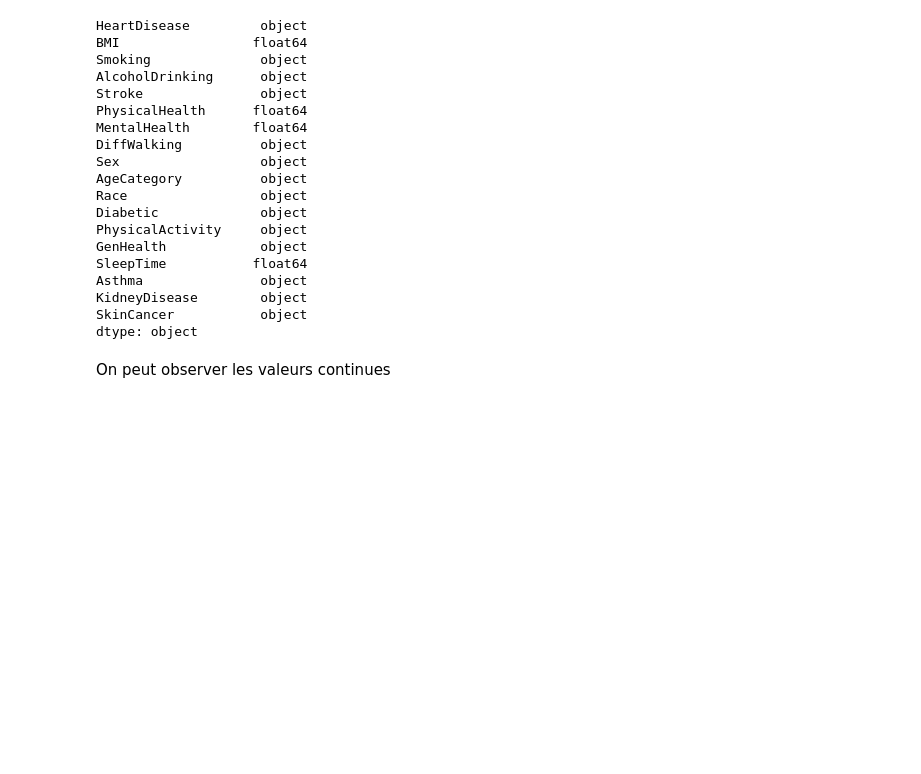
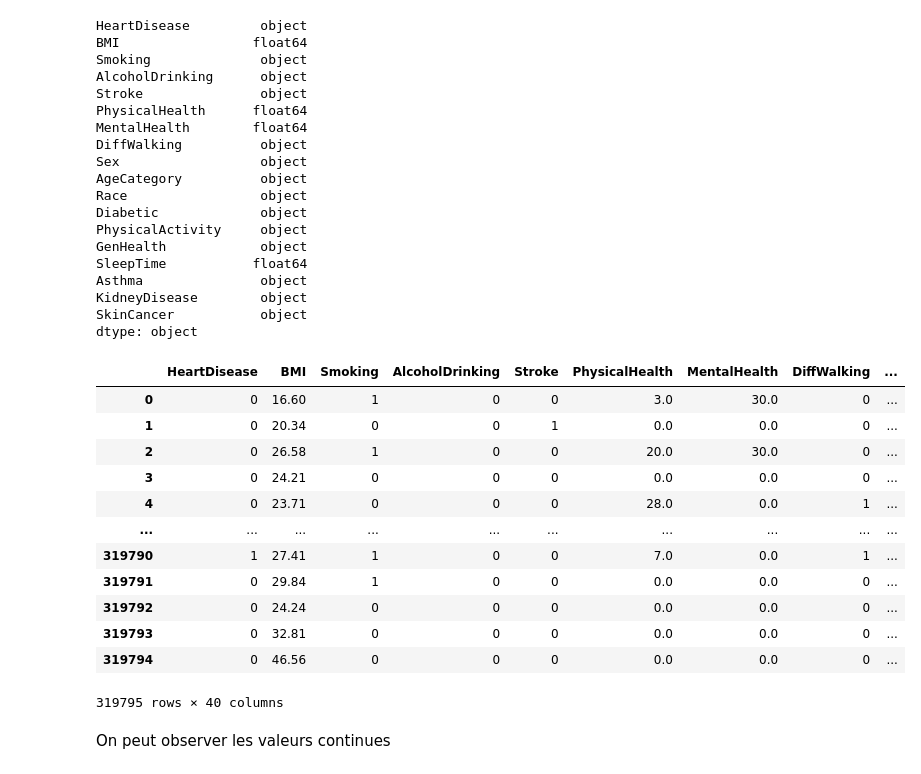
Before and after one commit to nlmz94/machineLearningHeartDisease, a Jupyter notebook: project.ipynb, the cells around one changed output. Drawn from its saved outputs; the diff is of its cells as text; code cells hidden in the pictures; blank space fills up the shorter version.

```diff
--- a/project.ipynb
+++ b/project.ipynb
@@ -33,6 +33,40 @@ Asthma               object
 KidneyDisease        object
 SkinCancer           object
 dtype: object
+# %%
+one_hot_sex = pd.get_dummies(data['Sex'])
+df = data.drop('Sex',axis = 1)
+df = df.join(one_hot_sex)
+
+one_hot_ageCategory = pd.get_dummies(df['AgeCategory'])
+df = df.drop('AgeCategory',axis = 1)
+df = df.join(one_hot_ageCategory)
+
+one_hot_race = pd.get_dummies(df['Race'])
+df = df.drop('Race',axis = 1)
+df = df.join(one_hot_race)
+
+one_hot_genHealth = pd.get_dummies(df['GenHealth'])
+df = df.drop('GenHealth',axis = 1)
+df = df.join(one_hot_genHealth)
+
+df = df.replace("No", 0).replace("Yes", 1)
+
+df
+# %% [output]
+|  | HeartDisease | BMI | Smoking | AlcoholDrinking | Stroke | PhysicalHealth | MentalHealth | DiffWalking | ... |
+| 0 | 0 | 16.60 | 1 | 0 | 0 | 3.0 | 30.0 | 0 | ... |
+| 1 | 0 | 20.34 | 0 | 0 | 1 | 0.0 | 0.0 | 0 | ... |
+| 2 | 0 | 26.58 | 1 | 0 | 0 | 20.0 | 30.0 | 0 | ... |
+| 3 | 0 | 24.21 | 0 | 0 | 0 | 0.0 | 0.0 | 0 | ... |
+| 4 | 0 | 23.71 | 0 | 0 | 0 | 28.0 | 0.0 | 1 | ... |
+| ... | ... | ... | ... | ... | ... | ... | ... | ... | ... |
+| 319790 | 1 | 27.41 | 1 | 0 | 0 | 7.0 | 0.0 | 1 | ... |
+| 319791 | 0 | 29.84 | 1 | 0 | 0 | 0.0 | 0.0 | 0 | ... |
+| 319792 | 0 | 24.24 | 0 | 0 | 0 | 0.0 | 0.0 | 0 | ... |
+| 319793 | 0 | 32.81 | 0 | 0 | 0 | 0.0 | 0.0 | 0 | ... |
+| 319794 | 0 | 46.56 | 0 | 0 | 0 | 0.0 | 0.0 | 0 | ... |
+319795 rows × 40 columns
 # %% [markdown]
 On peut observer les valeurs continues
 # %%
```
Also changed, not shown: parts of 8 cells of this notebook.
